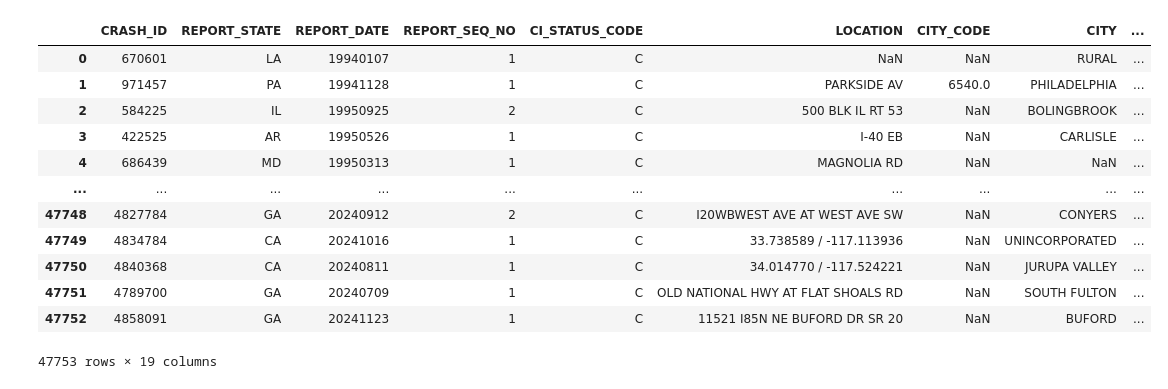
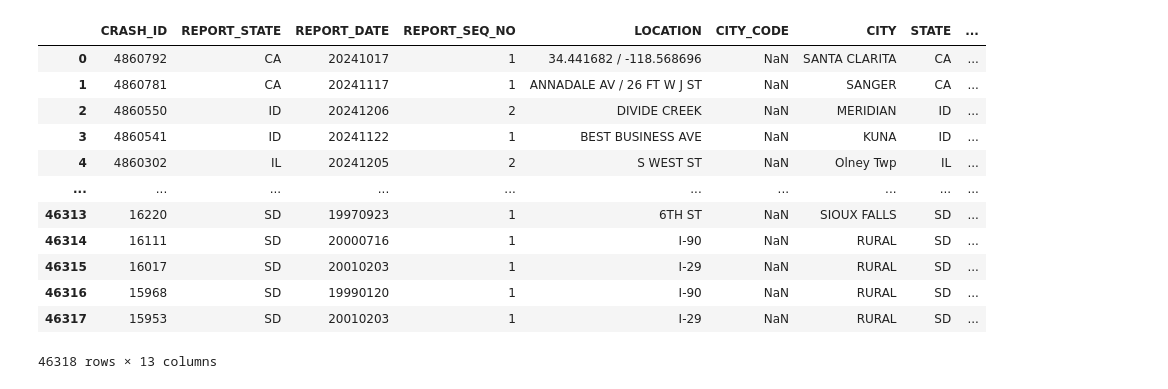
Before and after one commit to WilliamClintC/Research-Proposal-Trucks, a Jupyter notebook: Main.ipynb, the cells around one changed output. Cells and saved outputs as stored; diff of their text form; code cells hidden in the pictures.

```diff
--- a/Main.ipynb
+++ b/Main.ipynb
@@ -1,23 +1,23 @@
 # %%
 import pandas as pd
 
-# Load the CSV file
-file_path = r'C:\Users\clint\Desktop\Research Proposal Trucks\filtered_data.csv'
-filtered_data = pd.read_csv(file_path)
+# Load the data from the CSV file
+file_path = r'C:\Users\clint\Desktop\Research-Proposal-Trucks\result_df.csv'
+result_df = pd.read_csv(file_path)
 
 # Display the first few rows of the dataframe
-filtered_data
+result_df
 # %% [output]
-|  | CRASH_ID | REPORT_STATE | REPORT_DATE | REPORT_SEQ_NO | CI_STATUS_CODE | LOCATION | CITY_CODE | CITY | ... |
-| 0 | 670601 | LA | 19940107 | 1 | C | NaN | NaN | RURAL | ... |
-| 1 | 971457 | PA | 19941128 | 1 | C | PARKSIDE AV | 6540.0 | PHILADELPHIA | ... |
-| 2 | 584225 | IL | 19950925 | 2 | C | 500 BLK IL RT 53 | NaN | BOLINGBROOK | ... |
-| 3 | 422525 | AR | 19950526 | 1 | C | I-40 EB | NaN | CARLISLE | ... |
-| 4 | 686439 | MD | 19950313 | 1 | C | MAGNOLIA RD | NaN | NaN | ... |
+|  | CRASH_ID | REPORT_STATE | REPORT_DATE | REPORT_SEQ_NO | LOCATION | CITY_CODE | CITY | STATE | ... |
+| 0 | 4860792 | CA | 20241017 | 1 | 34.441682 / -118.568696 | NaN | SANTA CLARITA | CA | ... |
+| 1 | 4860781 | CA | 20241117 | 1 | ANNADALE AV / 26 FT W J ST | NaN | SANGER | CA | ... |
+| 2 | 4860550 | ID | 20241206 | 2 | DIVIDE CREEK | NaN | MERIDIAN | ID | ... |
+| 3 | 4860541 | ID | 20241122 | 1 | BEST BUSINESS AVE | NaN | KUNA | ID | ... |
+| 4 | 4860302 | IL | 20241205 | 2 | S WEST ST | NaN | Olney Twp | IL | ... |
 | ... | ... | ... | ... | ... | ... | ... | ... | ... | ... |
-| 47748 | 4827784 | GA | 20240912 | 2 | C | I20WBWEST AVE AT WEST AVE SW | NaN | CONYERS | ... |
-| 47749 | 4834784 | CA | 20241016 | 1 | C | 33.738589 / -117.113936 | NaN | UNINCORPORATED | ... |
-| 47750 | 4840368 | CA | 20240811 | 1 | C | 34.014770 / -117.524221 | NaN | JURUPA VALLEY | ... |
-| 47751 | 4789700 | GA | 20240709 | 1 | C | OLD NATIONAL HWY AT FLAT SHOALS RD | NaN | SOUTH FULTON | ... |
-| 47752 | 4858091 | GA | 20241123 | 1 | C | 11521 I85N NE BUFORD DR SR 20 | NaN | BUFORD | ... |
+| 46313 | 16220 | SD | 19970923 | 1 | 6TH ST | NaN | SIOUX FALLS | SD | ... |
+| 46314 | 16111 | SD | 20000716 | 1 | I-90 | NaN | RURAL | SD | ... |
+| 46315 | 16017 | SD | 20010203 | 1 | I-29 | NaN | RURAL | SD | ... |
+| 46316 | 15968 | SD | 19990120 | 1 | I-90 | NaN | RURAL | SD | ... |
+| 46317 | 15953 | SD | 20010203 | 1 | I-29 | NaN | RURAL | SD | ... |
-47753 rows × 19 columns
+46318 rows × 13 columns
```
Also changed, not shown: parts of 16 cells of this notebook.
